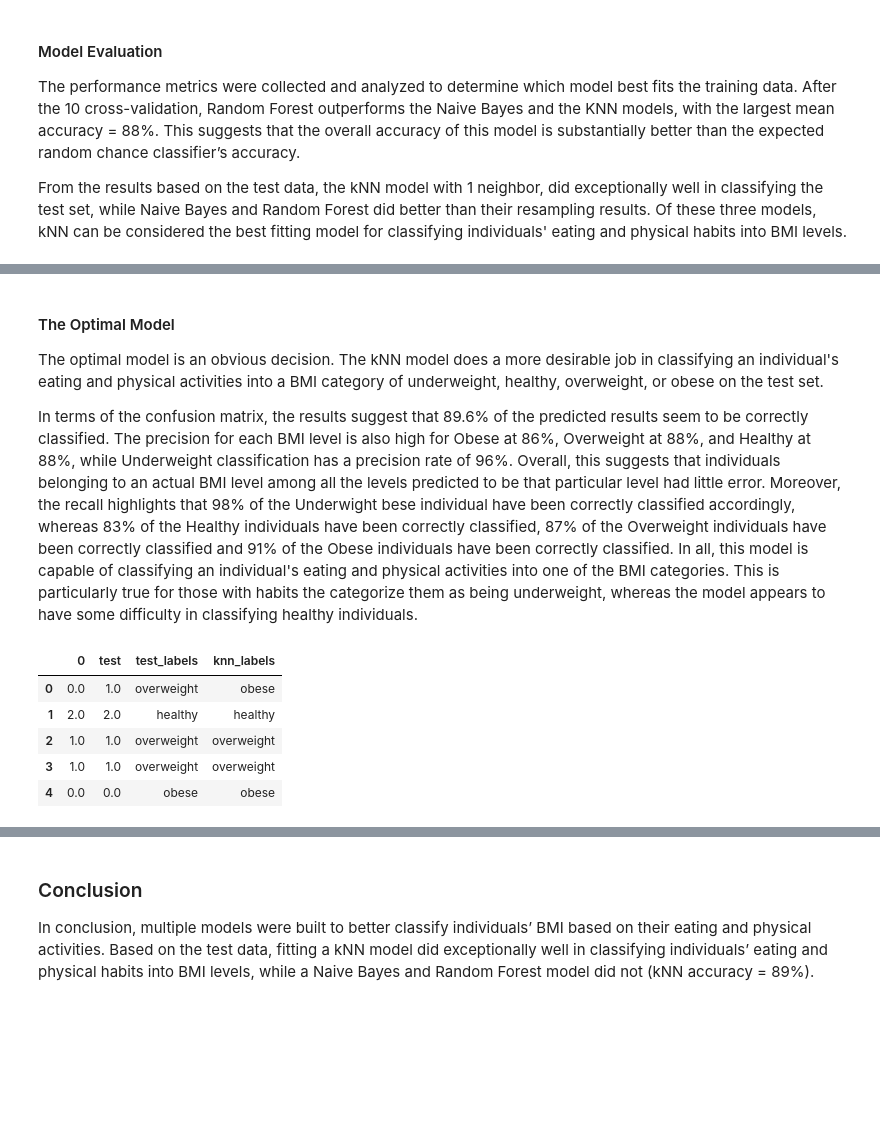
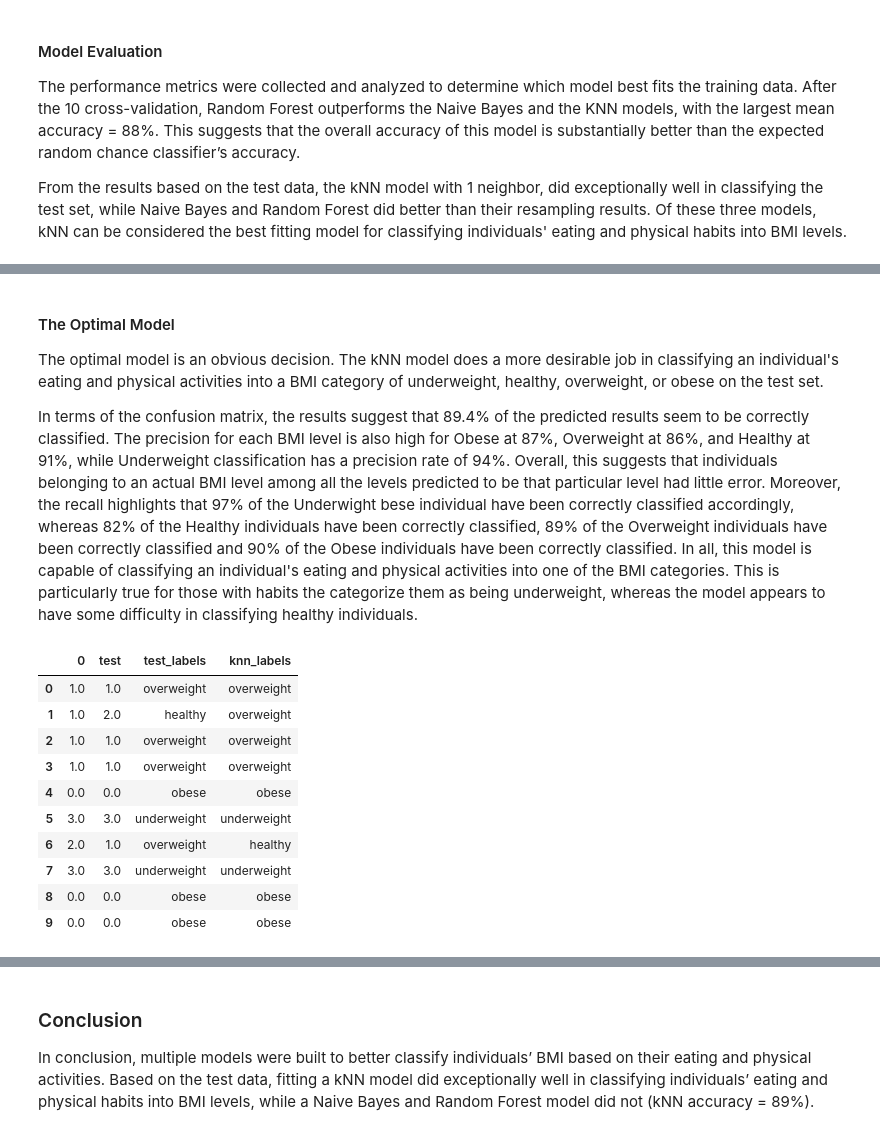
Before and after one commit to greeneyefirefly/Coding_Assessments, a Jupyter notebook: IBM_NA_DataScience/BMI_PredictiveModel.ipynb, the cells around one changed output, grey strips where cells are left out. Drawn from its saved outputs; the diff is of its cells as text; code cells hidden in the pictures; blank space fills up the shorter version.

```diff
--- a/IBM_NA_DataScience/BMI_PredictiveModel.ipynb
+++ b/IBM_NA_DataScience/BMI_PredictiveModel.ipynb
@@ -527,23 +571,27 @@ metrics
 
 The optimal model is an obvious decision. The kNN model does a more desirable job in classifying an individual's eating and physical activities into a BMI category of underweight, healthy, overweight, or obese on the test set.
 
-In terms of the confusion matrix, the results suggest that 89.6% of the predicted results seem to be correctly classified. The precision for each BMI level is also high for Obese at 86%, Overweight at 88%, and Healthy at 88%, while Underweight classification has a precision rate of 96%. Overall, this suggests that individuals belonging to an actual BMI level among all the levels predicted to be that particular level had little error. Moreover, the recall highlights that 98% of the Underwight bese individual have been correctly classified accordingly, whereas 83% of the Healthy individuals have been correctly classified, 87% of the Overweight individuals have been correctly classified and 91% of the Obese individuals have been correctly classified. In all, this model is capable of classifying an individual's eating and physical activities into one of the BMI categories. This is particularly true for those with habits the categorize them as being underweight, whereas the model appears to have some difficulty in classifying healthy individuals.
+In terms of the confusion matrix, the results suggest that 89.4% of the predicted results seem to be correctly classified. The precision for each BMI level is also high for Obese at 87%, Overweight at 86%, and Healthy at 91%, while Underweight classification has a precision rate of 94%. Overall, this suggests that individuals belonging to an actual BMI level among all the levels predicted to be that particular level had little error. Moreover, the recall highlights that 97% of the Underwight bese individual have been correctly classified accordingly, whereas 82% of the Healthy individuals have been correctly classified, 89% of the Overweight individuals have been correctly classified and 90% of the Obese individuals have been correctly classified. In all, this model is capable of classifying an individual's eating and physical activities into one of the BMI categories. This is particularly true for those with habits the categorize them as being underweight, whereas the model appears to have some difficulty in classifying healthy individuals.
 # %%
 df = pd.DataFrame(knn_y_pred)
 tem = test_y.reset_index()
 df['test'] = tem['Obesity_4f']
 map_dict = {0: "obese", 1: "overweight", 2:"healthy", 3:"underweight"}
 df["test_labels"] = df['test'].map(map_dict)
 df["knn_labels"] = df[0].map(map_dict)
-a = temp[temp.test_labels == 'healthy']
-a[a.knn_labels == 'underweight']
+df.head(10)
 # %% [output]
 |  | 0 | test | test_labels | knn_labels |
-| 0 | 0.0 | 1.0 | overweight | obese |
-| 1 | 2.0 | 2.0 | healthy | healthy |
+| 0 | 1.0 | 1.0 | overweight | overweight |
+| 1 | 1.0 | 2.0 | healthy | overweight |
 | 2 | 1.0 | 1.0 | overweight | overweight |
 | 3 | 1.0 | 1.0 | overweight | overweight |
 | 4 | 0.0 | 0.0 | obese | obese |
+| 5 | 3.0 | 3.0 | underweight | underweight |
+| 6 | 2.0 | 1.0 | overweight | healthy |
+| 7 | 3.0 | 3.0 | underweight | underweight |
+| 8 | 0.0 | 0.0 | obese | obese |
+| 9 | 0.0 | 0.0 | obese | obese |
 # %%
 cm = confusion_matrix(test_y, knn_y_pred)
 
```
Also changed, not shown: parts of 15 cells of this notebook.
